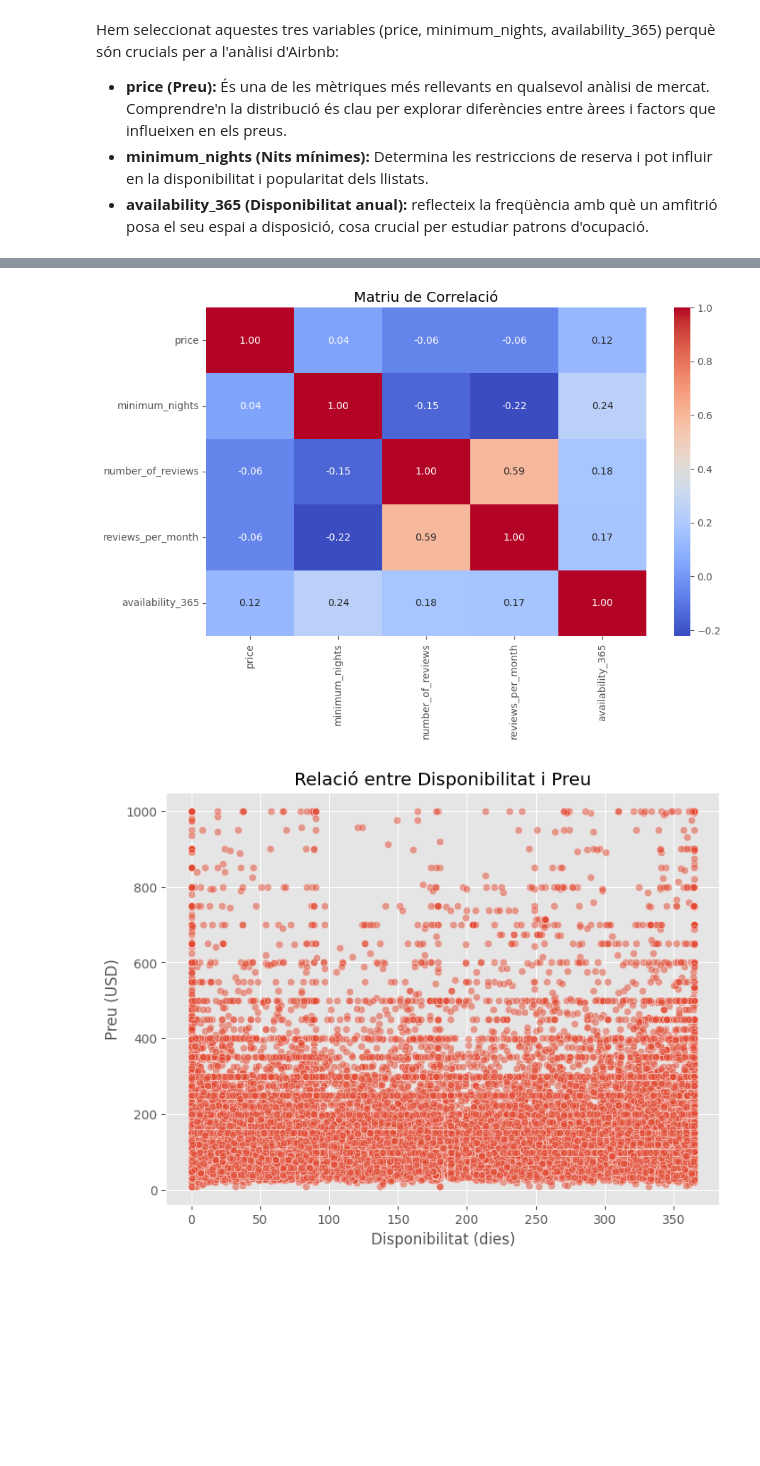
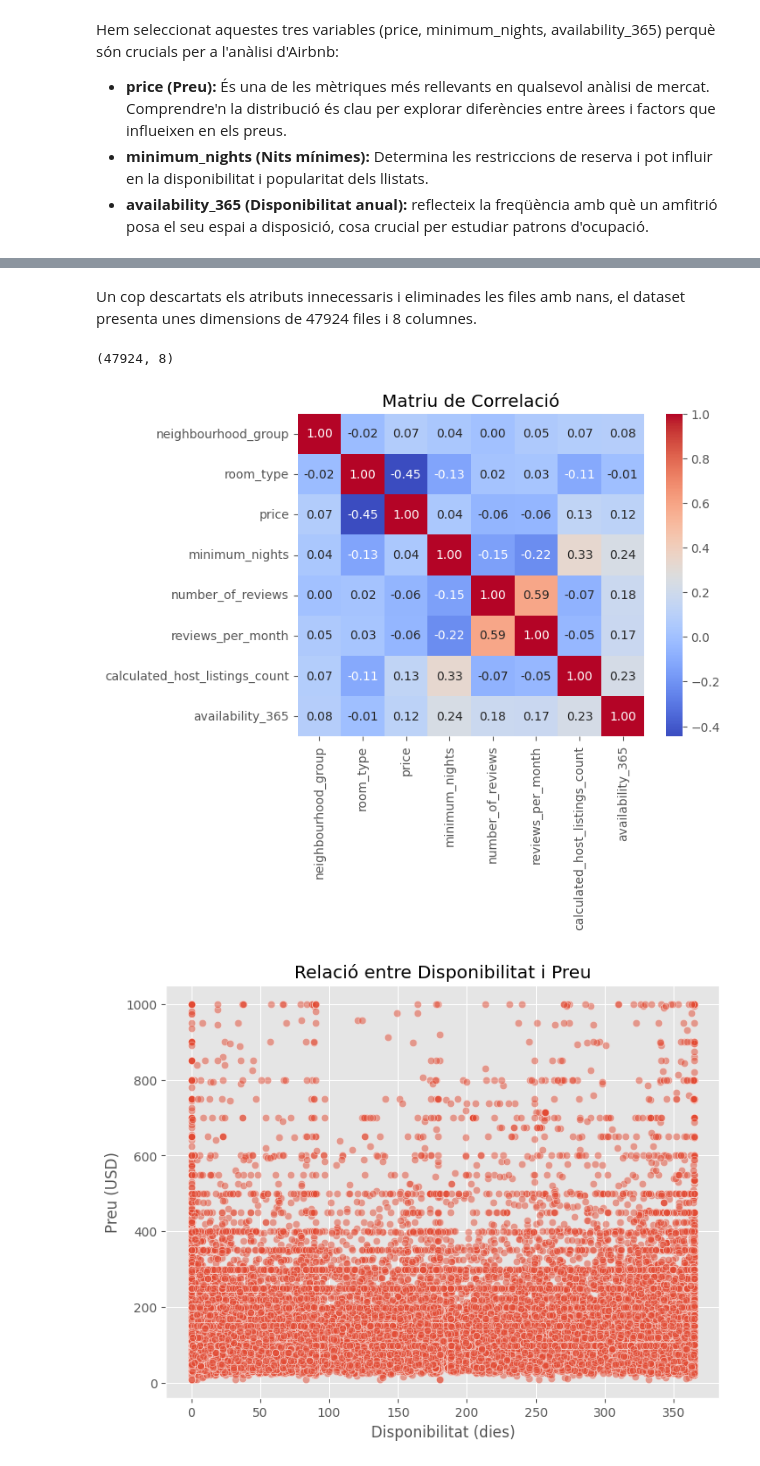
Before and after one commit to angela-uab/Kaggle-APC, a Jupyter notebook: kaggle.ipynb, the cells around one changed output, grey strips where cells are left out. Saved outputs shown, nothing was run; the diff lists cells and outputs as text; code cells hidden in the pictures; blank space fills up the shorter version.

Commit message:
Matriu correlacó

```diff
--- a/kaggle.ipynb
+++ b/kaggle.ipynb
@@ -385,0 +412,10 @@ Després de realitzar una neteja al nostre dataset, veurem la relació que hi ha
+# %%
+# Treiem les vairables que no necessitem
+df.drop("id", axis='columns', inplace=True)
+df.drop("name", axis='columns', inplace=True)
+df.drop("host_id", axis='columns', inplace=True)
+df.drop("host_name", axis='columns', inplace=True)
+df.drop("latitude", axis='columns', inplace=True)
+df.drop("longitude", axis='columns', inplace=True)
+df.drop("last_review", axis='columns', inplace=True)
+df.drop("neighbourhood", axis='columns', inplace=True)
@@ -385,0 +438,9 @@ Després de realitzar una neteja al nostre dataset, veurem la relació que hi ha
+# %%
+label_encoder = LabelEncoder()
+df['neighbourhood_group'] = label_encoder.fit_transform(df['neighbourhood_group'])
+
+# Encode 'room_type' with binary values (0 and 1, assuming 2 unique values)
+df['room_type'] = (df['room_type'] == 'Private room').astype(int)
+
+# Display the first few rows of the updated dataset
+df[['neighbourhood_group', 'room_type']].head()
@@ -386,26 +454,23 @@ Després de realitzar una neteja al nostre dataset, veurem la relació que hi ha
+# %% [markdown]
+Un cop descartats els atributs innecessaris i eliminades les files amb nans, el dataset presenta unes dimensions de 47924 files i 8 columnes.
+# %%
+print(df.shape)
+# %% [output]
+(47924, 8)
 # %%
-# Matriu de correlació
-correlation_matrix = df[['price', 'minimum_nights', 'number_of_reviews', 'reviews_per_month', 'availability_365']].corr()
-
-# Visualització de la matriu de correlació
-plt.figure(figsize=(10, 6))
+#ara construim la matriu de correlació
+correlation_matrix = df.corr()
 sns.heatmap(correlation_matrix, annot=True, cmap='coolwarm', fmt='.2f')
 plt.title('Matriu de Correlació')
 plt.show()
 
 # Gràfic de dispersió (price vs availability_365)
 plt.figure(figsize=(8, 6))
 sns.scatterplot(x='availability_365', y='price', data=df, alpha=0.5)
 plt.title('Relació entre Disponibilitat i Preu')
 plt.xlabel('Disponibilitat (dies)')
 plt.ylabel('Preu (USD)')
 plt.show()
-
-
-# Relacions entre atributs
-# Correlacions entre variables numèriques
-
-#correlation_matrix = df.corr()
 # %% [output]
-[figure, old version]
+[figure, new version]
 [figure]
```
Also changed, not shown: parts of 16 cells of this notebook.
